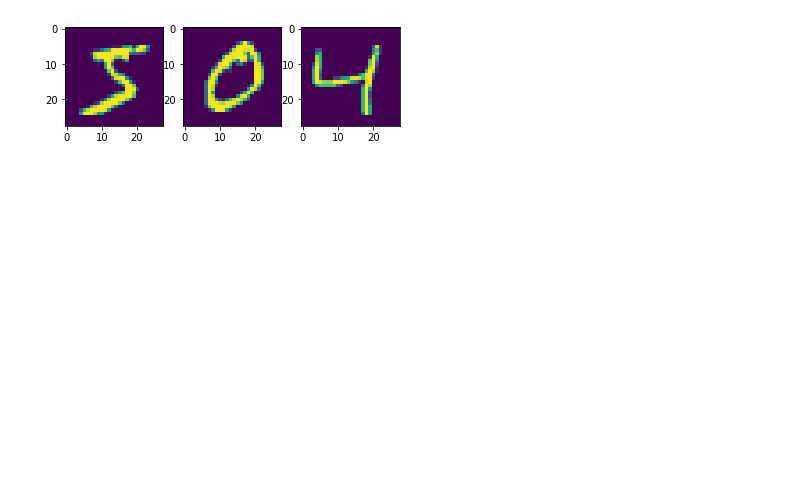
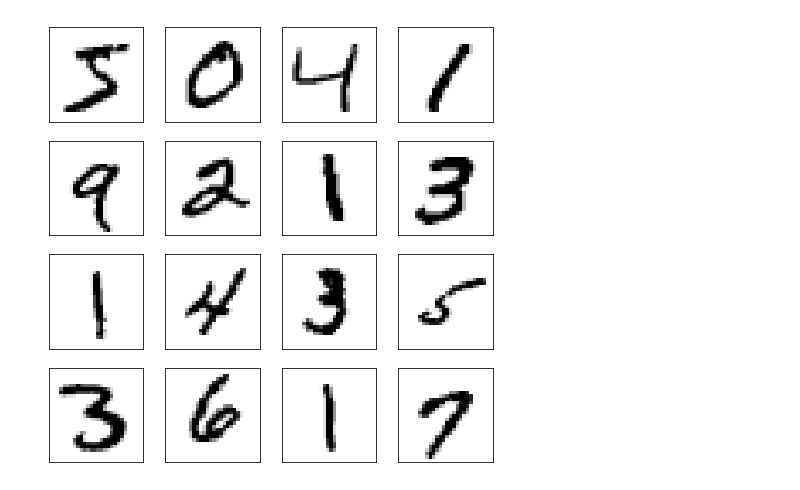
Before and after one commit to tmcclintock/tensorflow_exercises, a Jupyter notebook: Tutorials/Hello TF.ipynb, the cells around one changed output. Saved outputs shown, nothing was run; the diff lists cells and outputs as text; code cells hidden in the pictures; blank space fills up the shorter version.

```diff
--- a/Tutorials/Hello TF.ipynb
+++ b/Tutorials/Hello TF.ipynb
@@ -6,0 +45,5 @@ import matplotlib.pyplot as plt
+# %%
+import daft
+
+plt.rc("font", family="serif", size=12)
+plt.rc("text", usetex=True)
@@ -15,7 +74,12 @@ Downloading data from https://storage.googleapis.com/tensorflow/tf-keras-dataset
 # %%
 #Look at some of the training images
-fig, ax = plt.subplots(nrows=1, ncols=3)
-for i in range(3):
-    ax[i].imshow(x_train[i])
+plt.figure(figsize=(8,8))
+for i in range(16):
+    plt.subplot(4,4,i+1)
+    plt.xticks([])
+    plt.yticks([])
+    plt.grid(False)
+    plt.imshow(x_train[i], cmap=plt.cm.binary)
+plt.show()
 # %% [output]
-[figure, old version]
+[figure, new version]
```
Also changed, not shown: parts of 15 cells of this notebook.
